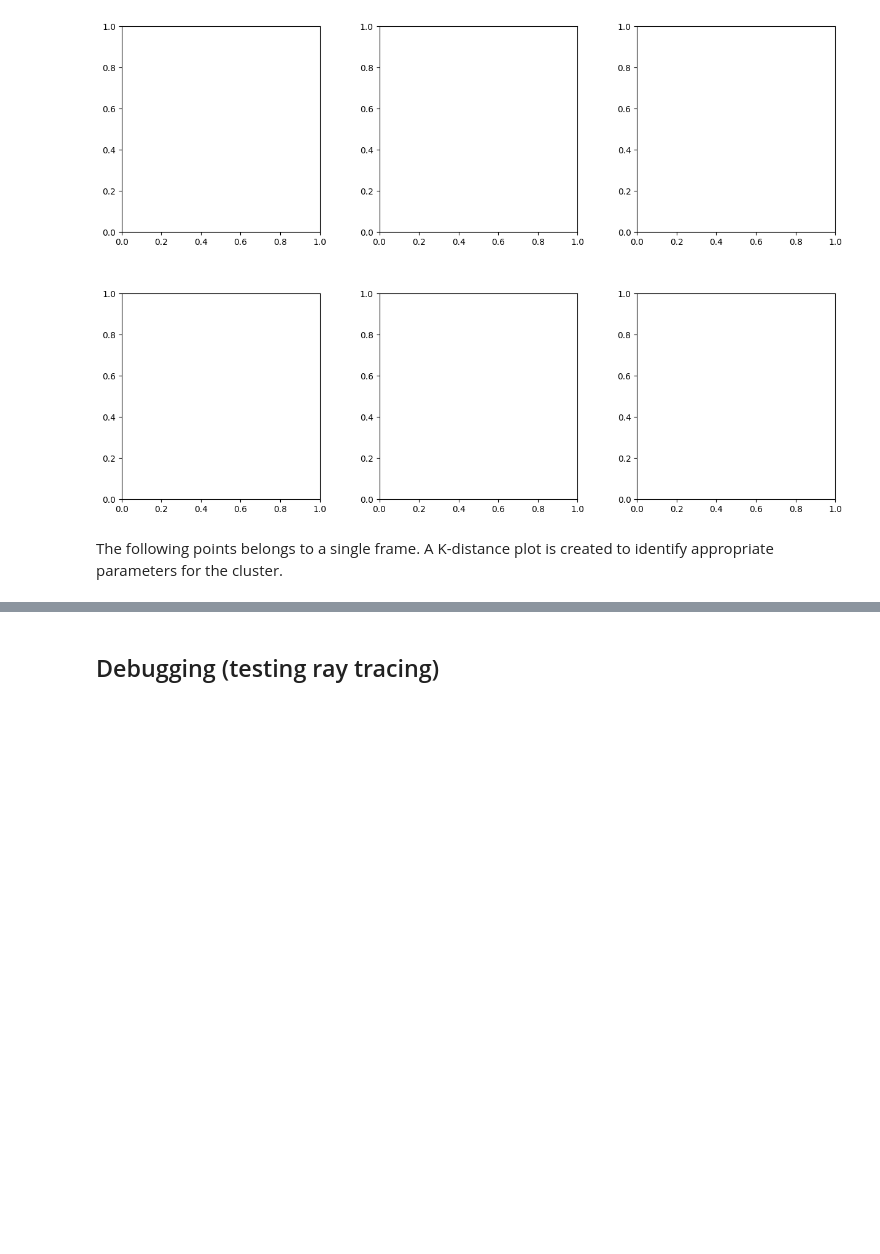
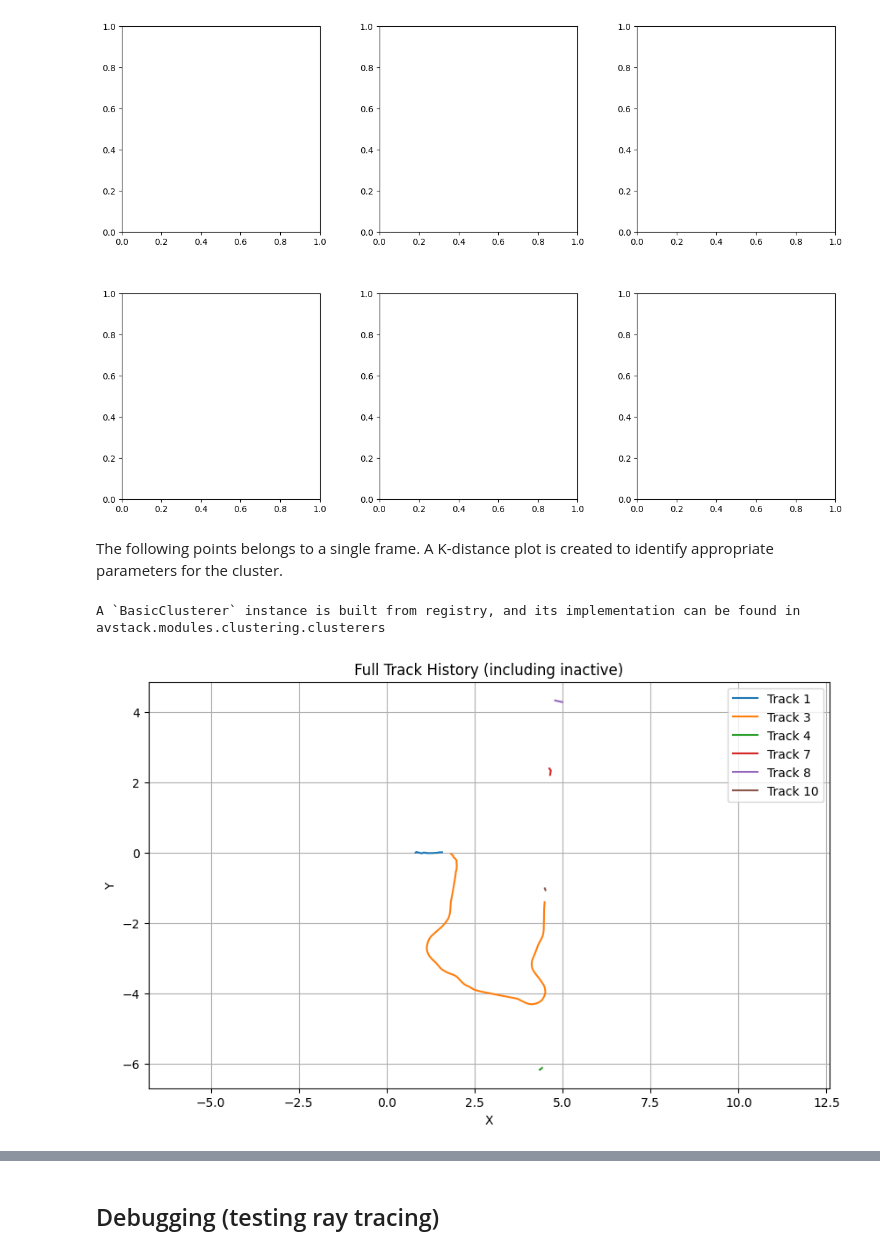
Before and after one commit to davidmhunt/odometry, a Jupyter notebook: notebooks/eval_dynamic_tracking_radnav_stacked_pc_tracking_tb.ipynb, the cells around one changed output, grey strips where cells are left out. Drawn from its saved outputs; the diff is of its cells as text; code cells hidden in the pictures; blank space fills up the shorter version.

Commit message:
updated tracking usage by using implementaion in dynamic tracker class

```diff
--- a/notebooks/eval_dynamic_tracking_radnav_stacked_pc_tracking_tb.ipynb
+++ b/notebooks/eval_dynamic_tracking_radnav_stacked_pc_tracking_tb.ipynb
@@ -159,7 +159,7 @@ creating temp directory: D:\movie_temp
 # %%
 
 
-end_idx = dataset.num_frames # for full dataset, use "dataset.num_frames" #point cloud sample: frame 1340 on Wilk_Multipath_test_5 (now 960)
+end_idx = dataset.num_frames//5 # for full dataset, use "dataset.num_frames" #point cloud sample: frame 1340 on Wilk_Multipath_test_5 (now 960)
 save_name = file_name + "radar_combined_frames_steady"
 test_bench.run(
     max_frame=end_idx,
@@ -325,6 +337,44 @@ tracker = BasicXyTracker(
     P0=P0,
 )
 # %%
-imu_data = dataset.get_imu_full_data(idx=0)
-current_imu_data = dataset.get_imu_full_data(idx=5)
-print(current_imu_data[-1][0] - imu_data[-1][0])
+# imu_data = dataset.get_imu_full_data(idx=0)
+# current_imu_data = dataset.get_imu_full_data(idx=5)
+# print(current_imu_data[-1][0] - imu_data[-1][0])
+# %%
+
+from collections import defaultdict
+import matplotlib.pyplot as plt
+
+tracker = DynamicObjectTracker()
+tracker.init_xy_tracker()
+
+imu_data = dataset.get_imu_full_data(idx=0)
+initial_timestamp = imu_data[-1][0]
+
+for i_frame, centroids_dict in enumerate(frames_data):  # frames_data: list of {id: centroid}
+    current_imu_data = dataset.get_imu_full_data(idx=i_frame)
+    current_timestamp = current_imu_data[-1][0]
+    # timestamp = current_timestamp - initial_timestamp
+
+    tracker.update_tracks(i_frame=i_frame, centroids_dict=centroids_dict, timestamp=current_timestamp, initial_timestamp=initial_timestamp)
+# %% [output]
+A `BasicClusterer` instance is built from registry, and its implementation can be found in avstack.modules.clustering.clusterers
+# %%
+track_history_full = tracker.track_history_full  # dict: track_id -> [[frame, x, y], ...]
+
+plt.figure(figsize=(10, 6))
+for track_id, trajectory in track_history_full.items():
+    if len(trajectory) < 2:
+        continue
+    xs, ys = zip(*[(p[1], p[2]) for p in trajectory])
+    plt.plot(xs, ys, label=f'Track {track_id}')
+
+plt.title("Full Track History (including inactive)")
+plt.xlabel("X")
+plt.ylabel("Y")
+plt.legend()
+plt.grid(True)
+plt.axis("equal")
+plt.show()
+# %% [output]
+[figure, added]
```
Also changed, not shown: parts of 12 cells of this notebook.
